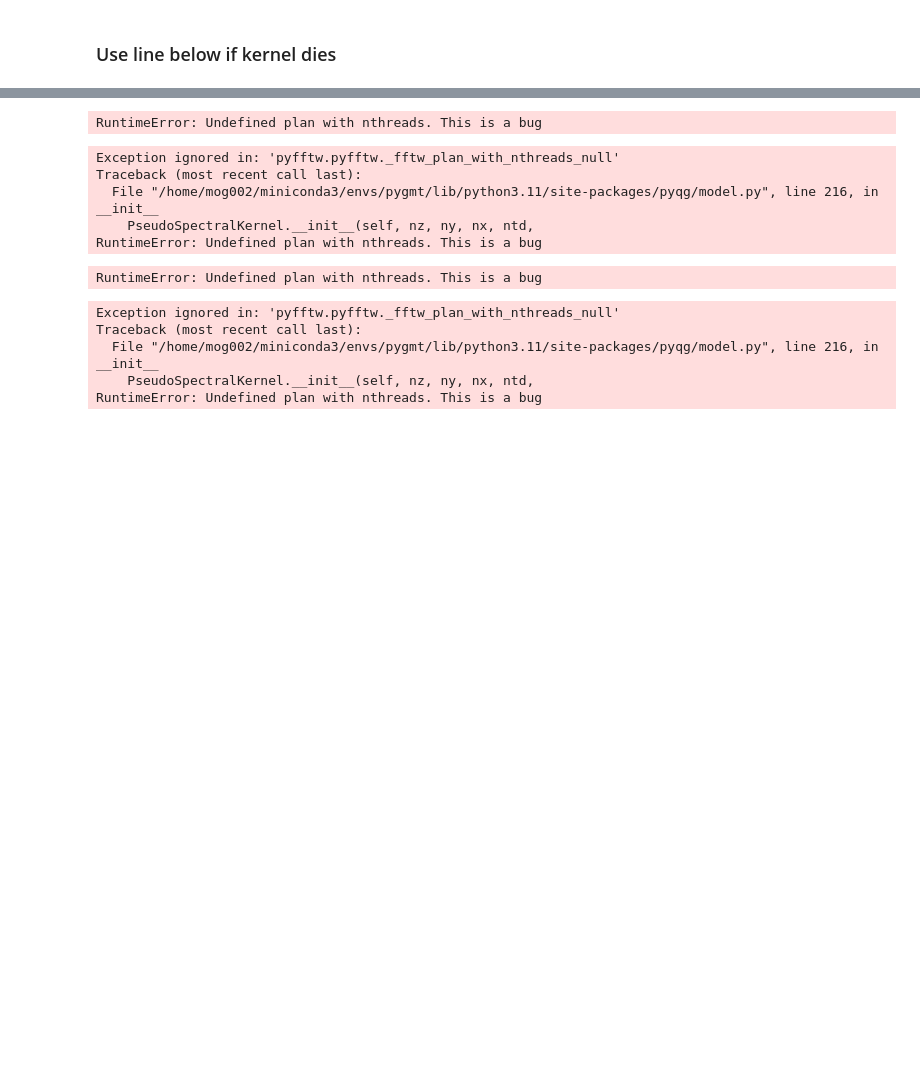
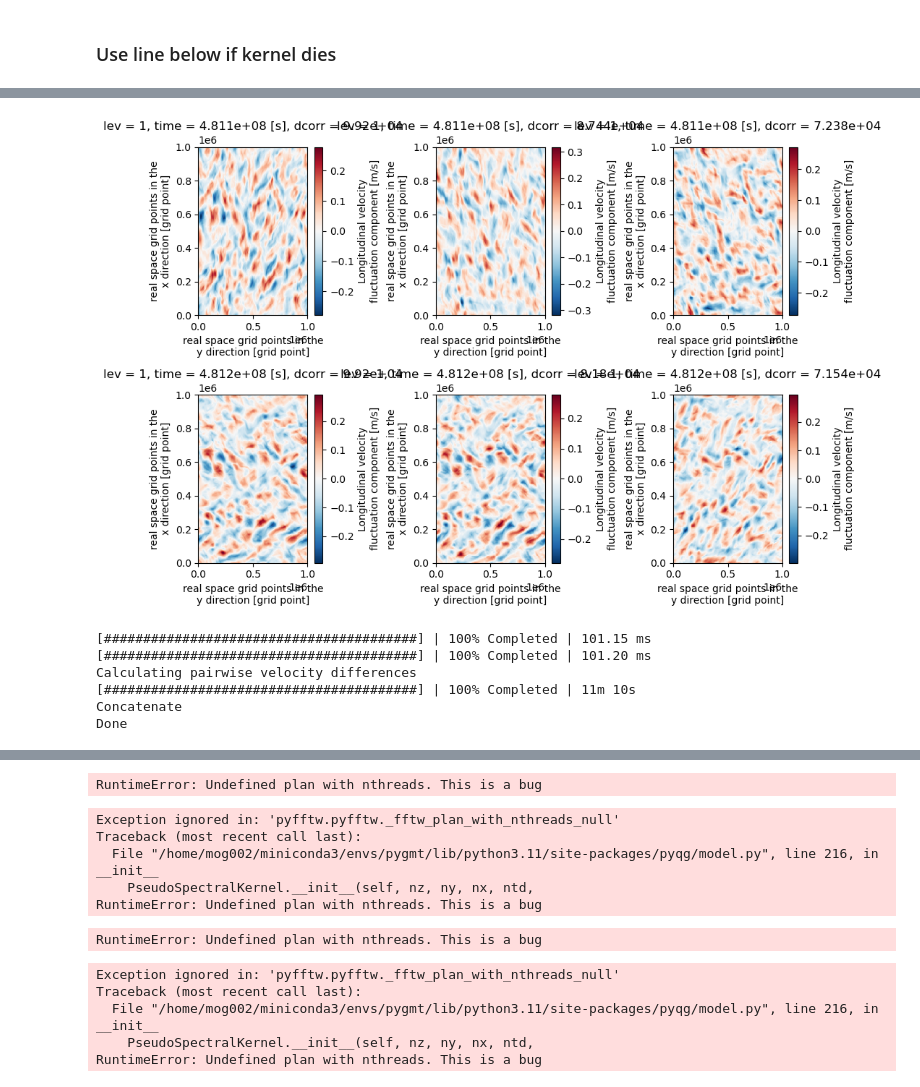
Before and after one commit to manuelogtzv/SF3_RLS, a Jupyter notebook: calcSF_QGmodel.ipynb, the cells around one changed output, grey strips where cells are left out. Cells and saved outputs as stored; diff of their text form; code cells hidden in the pictures; blank space fills up the shorter version.

```diff
--- a/calcSF_QGmodel.ipynb
+++ b/calcSF_QGmodel.ipynb
@@ -197,0 +329,24 @@ SFeddy0 = calculateSF(eddyrun_lev.isel(lev=0, time=time3y), maxcorr, shiftdim, s
+# %%
+plt.figure(figsize=(10, 7))
+
+plt.subplot(2, 3, 1)
+SF_chunk.ulls.isel(time=0, dcorr=0).plot()
+
+plt.subplot(2, 3, 2)
+SF_chunk.ulls.isel(time=0, dcorr=100).plot()
+
+plt.subplot(2, 3, 3)
+SF_chunk.ulls.isel(time=0, dcorr=500).plot()
+
+plt.subplot(2, 3, 4)
+SF_chunk.ulls.isel(time=1, dcorr=800).plot()
+
+plt.subplot(2, 3, 5)
+SF_chunk.ulls.isel(time=1, dcorr=1000).plot()
+
+plt.subplot(2, 3, 6)
+SF_chunk.ulls.isel(time=1, dcorr=1400).plot()
+
+plt.tight_layout()
+# %% [output]
+[figure, added]
@@ -197,0 +362,11 @@ SFeddy0 = calculateSF(eddyrun_lev.isel(lev=0, time=time3y), maxcorr, shiftdim, s
+# %%
+# Runs code
+with ProgressBar():
+    SFQG = calculateSF_2aver_exc(data.u, data.v, maxcorr, shiftdim, maxdist, grid, periodic=per)
+# %% [output]
+[########################################] | 100% Completed | 101.15 ms
+[########################################] | 100% Completed | 101.20 ms
+Calculating pairwise velocity differences
+[########################################] | 100% Completed | 11m 10s
+Concatenate
+Done
```
Also changed, not shown: parts of 52 cells of this notebook.
